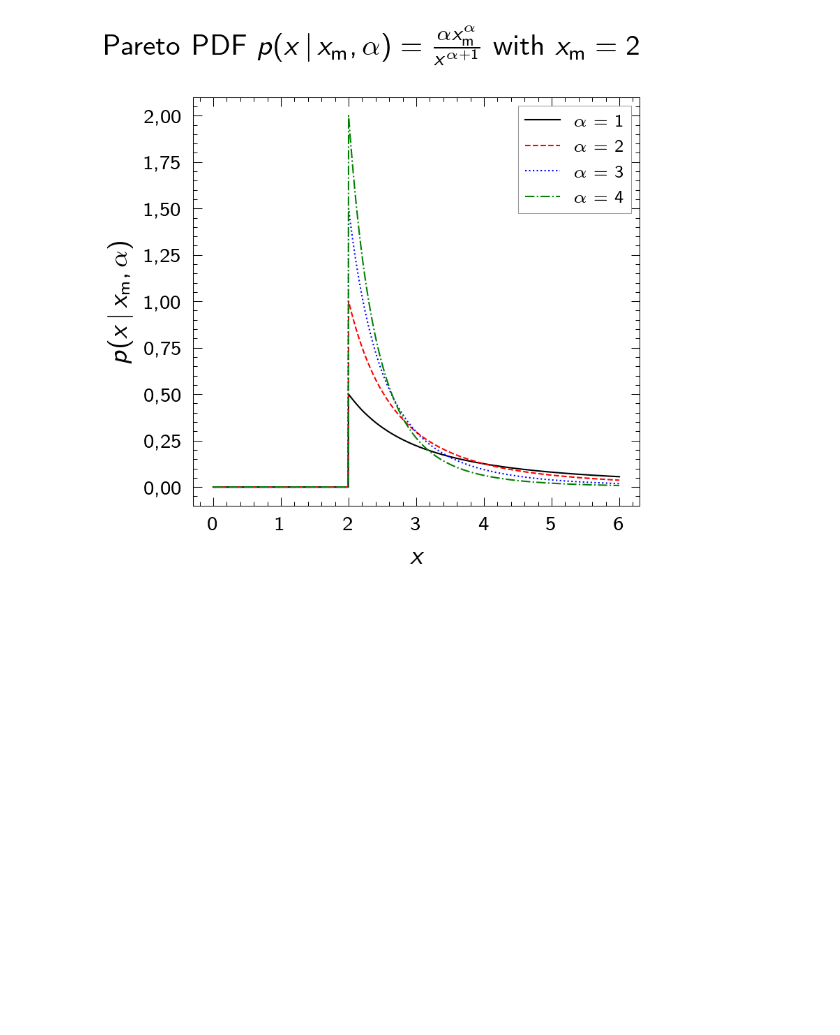
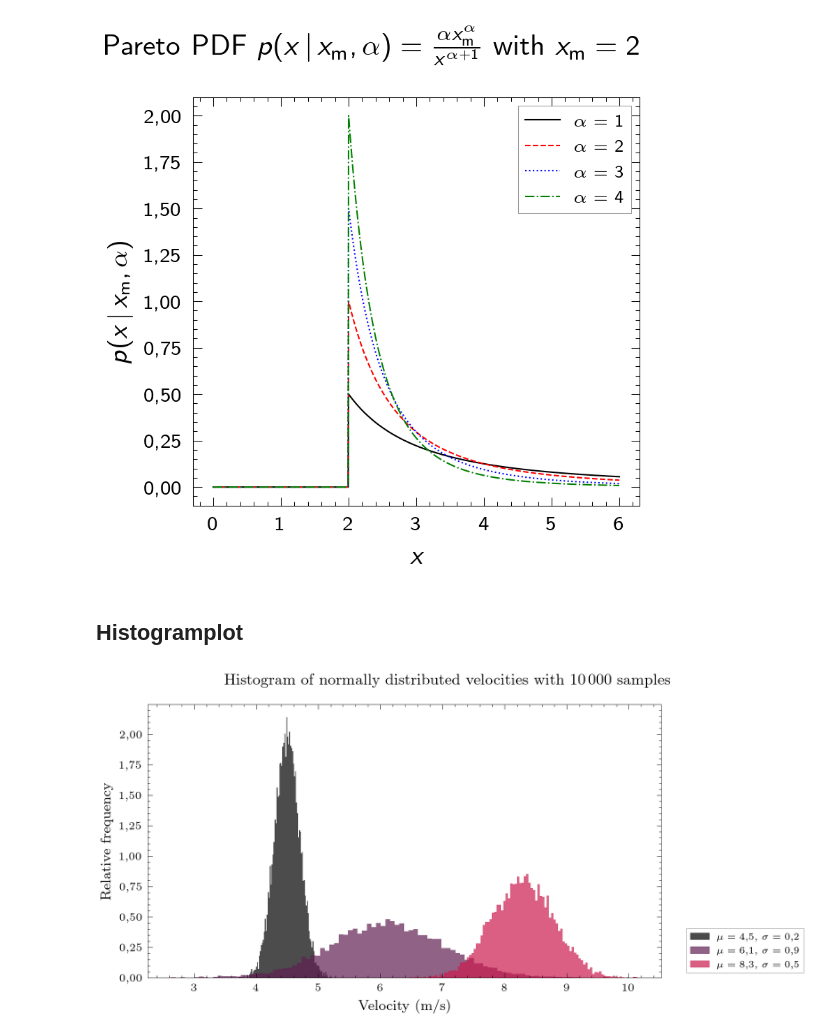
Before and after one commit to andreasfuhr/sciplot, a Jupyter notebook: notebooks/demo.ipynb, the cells around one changed output. Drawn from its saved outputs; the diff is of its cells as text; code cells hidden in the pictures; blank space fills up the shorter version.

```diff
--- a/notebooks/demo.ipynb
+++ b/notebooks/demo.ipynb
@@ -5,13 +5,12 @@
 # %%
-import sys
 import numpy as np
 from scipy.stats import pareto
 import matplotlib.pyplot as plt
 
-sys.path.append('../')
-import src.main as sciplot
+import sciplot
 
-with sciplot.sciplot_style():
+
+with sciplot.style():
     x_m = 2  # scale
     alpha_lst = [1, 2, 3, 4]  # shape parameters
     x = np.linspace(0, 6, 1000)
@@ -27,9 +26,6 @@ with sciplot.sciplot_style():
 
     line_plot = ax.plot(x, pdf.T)
 
-    #color_lst = sciplot.get_color_lst(len(line_plot))
-    #[ax.lines[i].set_color(color) for i, color in enumerate(color_lst)]
-
     label_lst = []
     for alpha in alpha_lst:
         label_lst.append(r'$\alpha=' + str(alpha) + '$')
@@ -43,6 +39,59 @@ with sciplot.sciplot_style():
 
     ax.set_xlabel('$x$')
     ax.set_ylabel(r'$p(x \,|\, x_\mathrm{m}, \alpha)$')
+
     plt.show()
 # %% [output]
 [figure]
+# %% [markdown]
+## Histogramplot
+# %%
+import numpy as np
+import matplotlib.pyplot as plt
+from matplotlib.patches import Rectangle
+
+import sciplot
+
+
+with sciplot.style(font_style='serif'):
+    np.random.seed(42)
+    n = 10000
+    mean_ar = np.array([4.5, 6.1, 8.3])
+    std_ar = np.array([0.2, 0.9, 0.5])
+    data_ar = np.array([
+        np.random.normal(mean_ar[0], std_ar[0], n),
+        np.random.normal(mean_ar[1], std_ar[1], n),
+        np.random.normal(mean_ar[2], std_ar[2], n)
+    ])
+
+    sciplot.set_size_cm(16, 8)
+    fig, ax = plt.subplots(1, 1)
+
+    fig.suptitle('Histogram of normally distributed velocities with \SI{' + str(n) + '}{} samples')
+
+
+    plot_lst = []
+    color_lst = sciplot.get_color_lst(len(data_ar), seaborn_color_map='rocket', include_black=False)
+
+    for i, data in enumerate(data_ar):
+        ax.hist(data, density=True, bins=100, alpha=0.7, color=color_lst[i])
+        plot_lst.append(Rectangle((0, 0), 1, 1, color=color_lst[i], alpha=0.7))
+
+    label_lst = []
+    for i in range(len(data_ar)):
+        label_lst.append(r'$\mu=\SI{' + str(mean_ar[i]) + '}{}$, $\sigma=\SI{' + str(std_ar[i]) + '}{}$')
+
+    sciplot.set_legend(
+        ax=ax,
+        plot_tpl=tuple(plot_lst),
+        label_tpl=tuple(label_lst),
+        loc='lower right',
+        outside_plot=True
+    )
+
+    ax.set_xlabel('Velocity (\si{\metre\per\second})')
+    ax.set_ylabel(r'Relative frequency')
+
+    plt.show()
+# %% [output]
+[figure, added]
```
Also changed, not shown: parts of 1 cell of this notebook.
